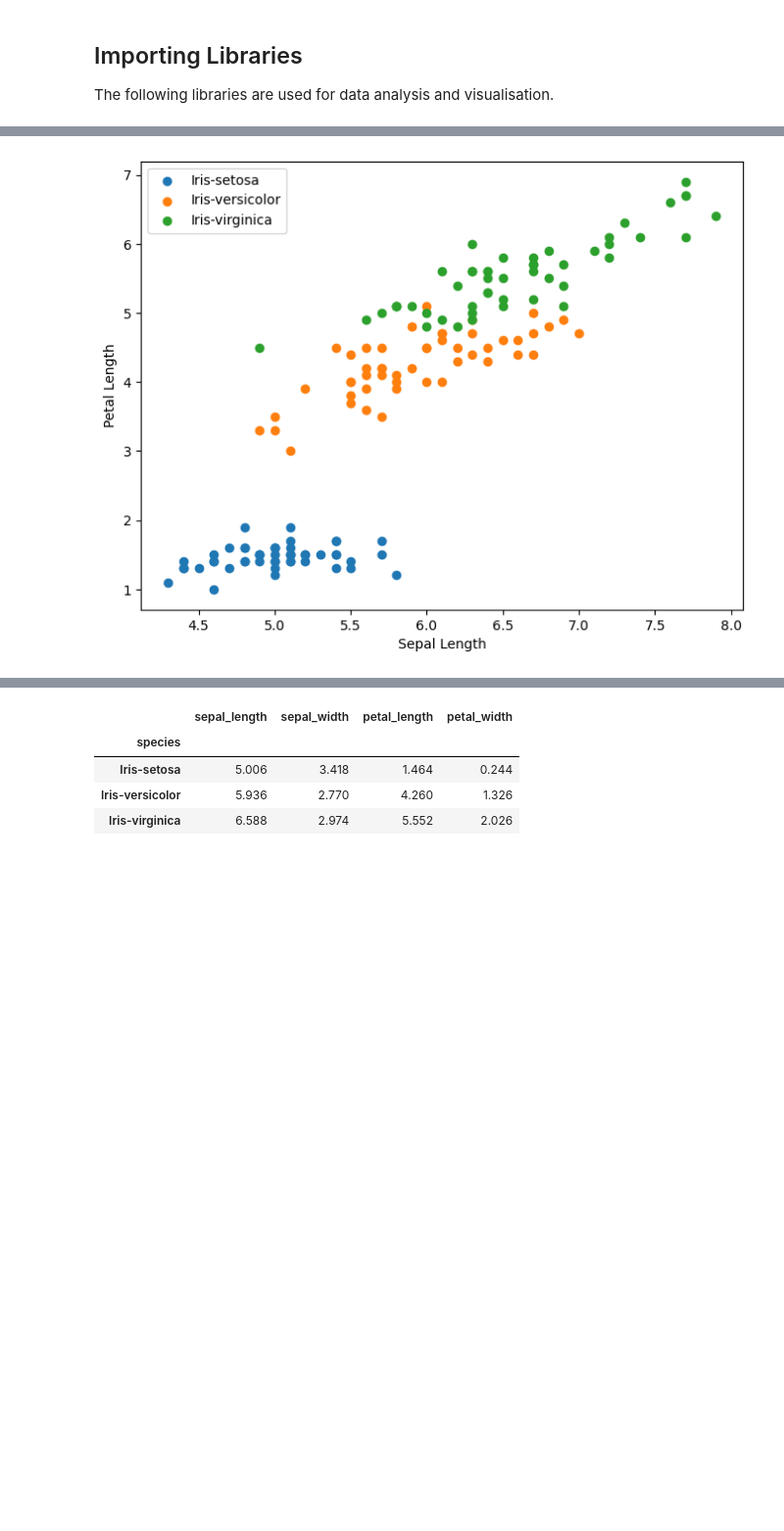
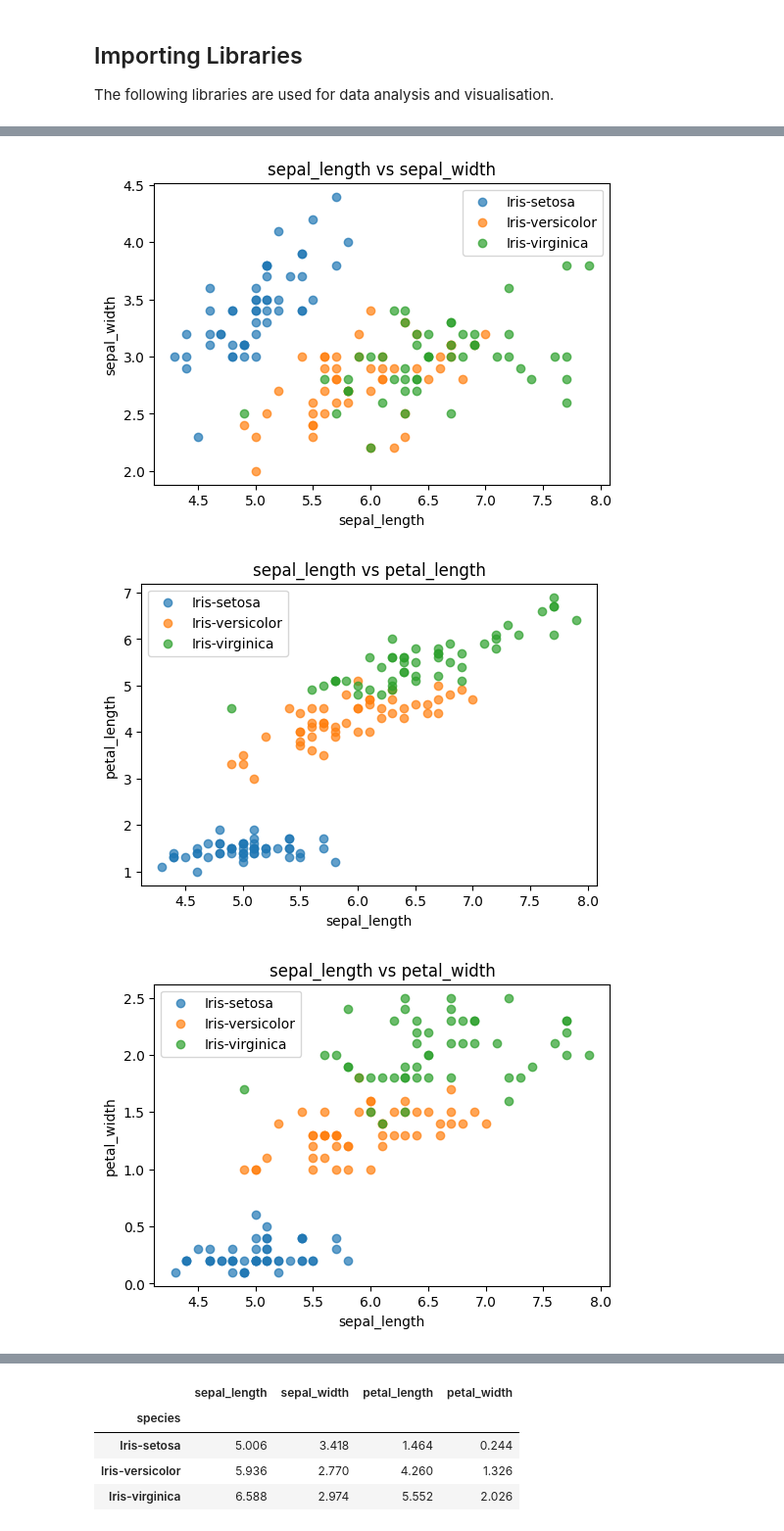
Before and after one commit to aiswarialajan124-png/programming_scripting-pands-project, a Jupyter notebook: analysis.ipynb, the cells around one changed output, grey strips where cells are left out. Shown at 98% size. Drawn from its saved outputs; the diff is of its cells as text; code cells hidden in the pictures; blank space fills up the shorter version.

```diff
--- a/analysis.ipynb
+++ b/analysis.ipynb
@@ -93,7 +106,17 @@ The summary statistic is saved to a text file called 'summary.txt' in the output
 # %%
-# Histograms
-df.hist(figsize=(10,8))
-plt.tight_layout()
-plt.savefig("outputs/histograms.png")
-plt.show()
+NUM_BINS = 15
+
+for column in df.select_dtypes(include="number").columns:
+    plt.figure(figsize=(6, 4))
+
+    plt.hist(df[column], bins=NUM_BINS, edgecolor="black")
+
+    plt.title(f"Distribution of {column}")
+    plt.xlabel(column)
+    plt.ylabel("Frequency")
+
+    filename = os.path.join(OUTPUT_DIR, f"{column}_hist.png")
+    plt.savefig(filename)
+
+    plt.close
 # %% [output]
@@ -106,16 +134,28 @@ The petal length and width have clear differences,this suggests that they are us
 # %%
-# Scatter plots
-plt.figure(figsize=(8,6))
+numeric_columns = df.select_dtypes(include="number").columns
 
-for species in df["species"].unique():
-    subset = df[df["species"] == species]
-    plt.scatter(subset["sepal_length"], subset["petal_length"], label=species)
+for x, y in itertools.combinations(numeric_columns, 2):
+    plt.figure(figsize=(6, 4))
 
-plt.xlabel("Sepal Length")
-plt.ylabel("Petal Length")
-plt.legend()
+    for species in df["species"].unique():
+        subset = df[df["species"] == species]
 
-plt.savefig("outputs/scatterplot.png")
-plt.show()
+        plt.scatter(
+            subset[x],
+            subset[y],
+            label=species,
+            alpha=0.7
+        )
+        plt.xlabel(x)
+        plt.ylabel(y)
+        plt.title(f"{x} vs {y}")
+        plt.legend()
+
+        filename = os.path.join(OUTPUT_DIR, f"{x}_vs_{y}.png")
+        plt.savefig(filename)
+
+        plt.close
 # %% [output]
-[figure, old version]
+[figure, new version]
+[figure, added]
+[figure, added]
```
Also changed, not shown: parts of 26 cells of this notebook, 12 other files.
